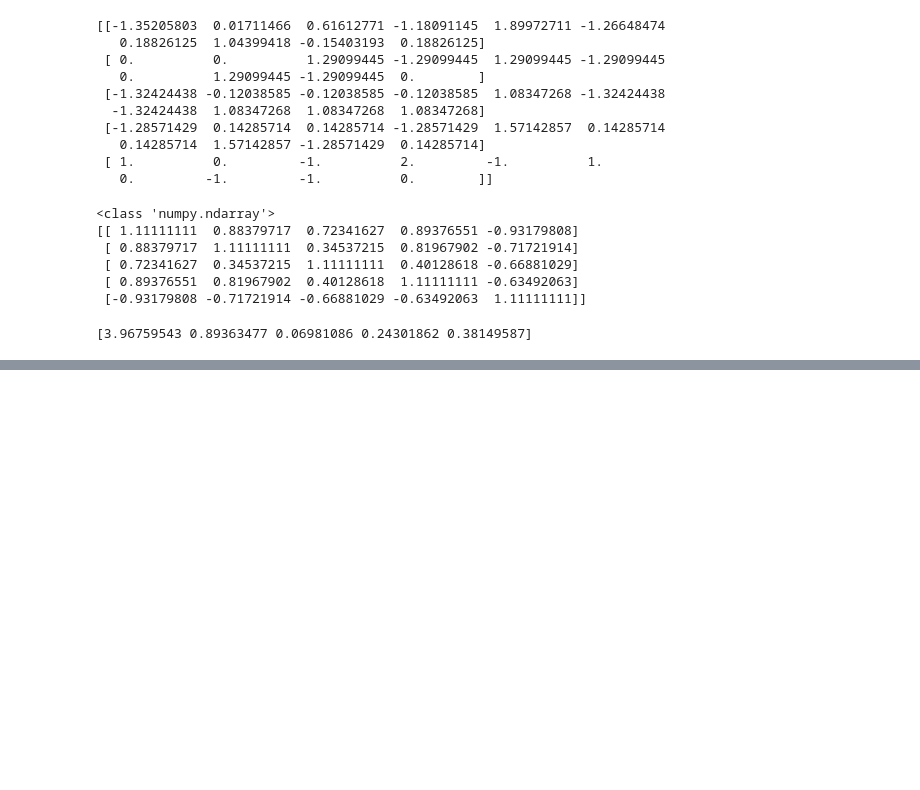
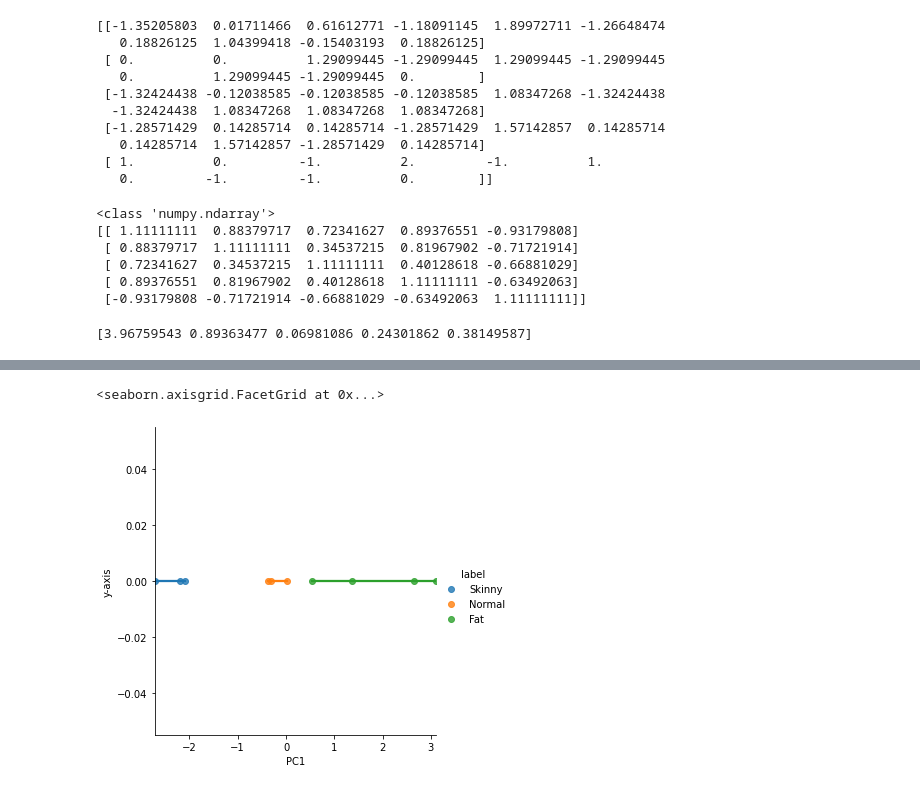
Before and after one commit to ulrikSebastienR/Colab-python-diaries, a Jupyter notebook: PCA_Direct.ipynb, the cells around one changed output, grey strips where cells are left out. Drawn from its saved outputs; the diff is of its cells as text; code cells hidden in the pictures; blank space fills up the shorter version.

```diff
--- a/PCA_Direct.ipynb
+++ b/PCA_Direct.ipynb
@@ -157,0 +239,5 @@ SyntaxError: ignored
+# %%
+sns.lmplot('PC1','y-axis',data = result, fit_reg=True, hue  = 'label') # fit_reg = True performs regression.
+# %% [output]
+<seaborn.axisgrid.FacetGrid at 0x...>
+[figure, added]
```
Also changed, not shown: parts of 14 cells of this notebook.
